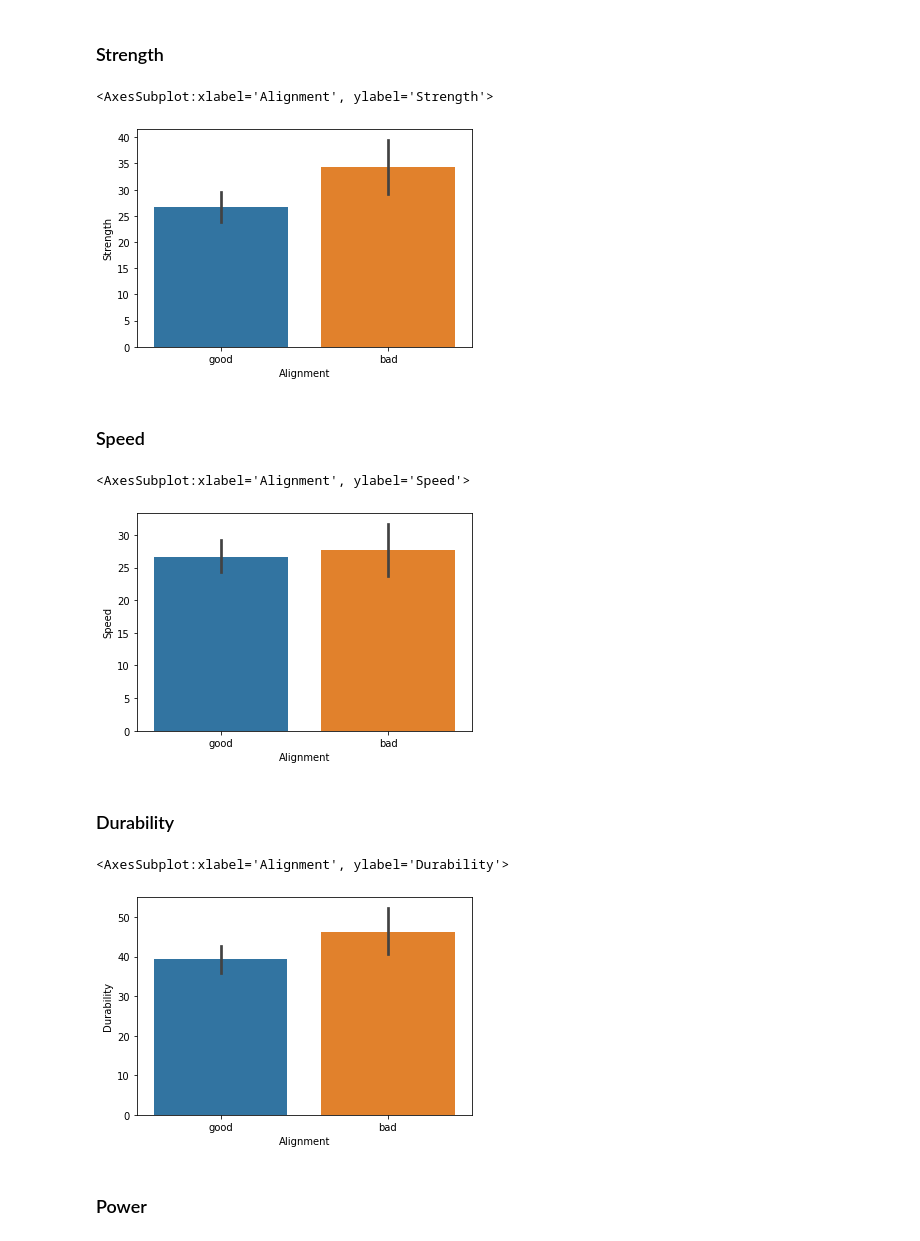
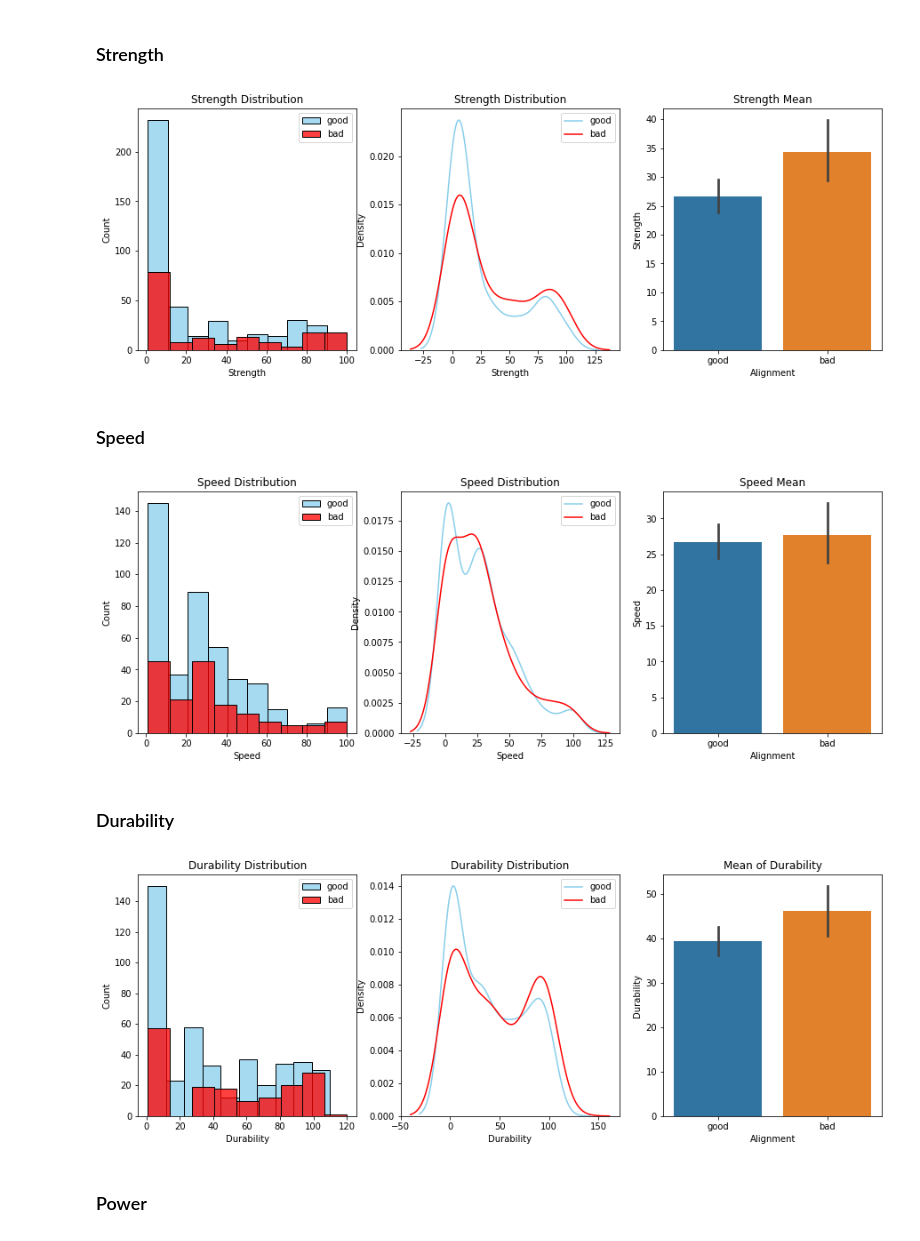
Before and after one commit to super-corini/programmers_kdt_II, a Jupyter notebook: day5_mission/abengers.ipynb, the cells around one changed output. Cells and saved outputs as stored; diff of their text form; code cells hidden in the pictures.

```diff
--- a/day5_mission/abengers.ipynb
+++ b/day5_mission/abengers.ipynb
@@ -103,24 +119,70 @@ sns.barplot(data=df[['Alignment', 'Intelligence']][(df['Alignment']=='good') | (
 # %% [markdown]
 ### Strength
 # %%
+fig, axes = plt.subplots(nrows=1, ncols=3)
+fig.set_size_inches(15, 5)
+
+sns.histplot(df['Strength'][df['Alignment']=='good'], color="skyblue", ax=axes[0])
+sns.histplot(df['Strength'][df['Alignment']=='bad'], color="red", ax=axes[0])
+sns.distplot(df['Strength'][df['Alignment']=='good'], color="skyblue", ax=axes[1], hist=False, kde=True)
+sns.distplot(df['Strength'][df['Alignment']=='bad'], color="red", ax=axes[1], hist=False, kde=True)
 sns.barplot(data=df[['Alignment', 'Strength']][(df['Alignment']=='good') | (df['Alignment']=='bad')], x="Alignment", y="Strength")
+
+axes[2].set(title="Strength Mean")
+axes[0].set(title="Strength Distribution")
+axes[1].set(title="Strength Distribution")
+axes[0].legend(['good', 'bad'])
+axes[1].legend(['good', 'bad'])
+
+plt.show()
 # %% [output]
-<AxesSubplot:xlabel='Alignment', ylabel='Strength'>
-[figure, old version]
+[figure, new version]
 # %% [markdown]
 ### Speed
 # %%
-sns.barplot(data=df[['Alignment', 'Speed']][(df['Alignment']=='good') | (df['Alignment']=='bad')], x="Alignment", y="Speed")
+fig, axes = plt.subplots(nrows=1, ncols=3)
+fig.set_size_inches(15, 5)
+
+sns.histplot(df['Speed'][df['Alignment']=='good'], color="skyblue", ax=axes[0])
+sns.histplot(df['Speed'][df['Alignment']=='bad'], color="red", ax=axes[0])
+
+sns.distplot(df['Speed'][df['Alignment']=='good'], color="skyblue", ax=axes[1], hist=False, kde=True)
+sns.distplot(df['Speed'][df['Alignment']=='bad'], color="red", ax=axes[1], hist=False, kde=True)
+
+sns.barplot(data=df[['Alignment', 'Speed']][(df['Alignment']=='good') | (df['Alignment']=='bad')], x="Alignment", y="Speed", ax=axes[2])
+
+axes[0].set(title="Speed Distribution")
+axes[1].set(title="Speed Distribution")
+axes[2].set(title="Speed Mean")
+axes[0].legend(['good','bad'])
+axes[1].legend(['good', 'bad'])
+
+plt.show()
 # %% [output]
-<AxesSubplot:xlabel='Alignment', ylabel='Speed'>
-[figure, old version]
+[figure, new version]
 # %% [markdown]
 ### Durability
 # %%
+fig, axes = plt.subplots(nrows=1, ncols=3)
+fig.set_size_inches(15, 5)
+
+sns.histplot(df['Durability'][df['Alignment']=='good'], color="skyblue", ax=axes[0])
+sns.histplot(df['Durability'][df['Alignment']=='bad'], color="red", ax=axes[0])
+
+sns.distplot(df['Durability'][df['Alignment']=='good'], color="skyblue", ax=axes[1], hist=False, kde=True)
+sns.distplot(df['Durability'][df['Alignment']=='bad'], color="red", ax=axes[1], hist=False, kde=True)
+
 sns.barplot(data=df[['Alignment', 'Durability']][(df['Alignment']=='good') | (df['Alignment']=='bad')], x="Alignment", y="Durability")
+
+axes[0].set(title="Durability Distribution")
+axes[0].legend(['good', 'bad'])
+axes[1].set(title="Durability Distribution")
+axes[1].legend(['good', 'bad'])
+axes[2].set(title="Mean of Durability")
+
+plt.show()
 # %% [output]
-<AxesSubplot:xlabel='Alignment', ylabel='Durability'>
-[figure, old version]
+[figure, new version]
 # %% [markdown]
 ### Power
 # %%
```
Also changed, not shown: parts of 5 cells of this notebook.
